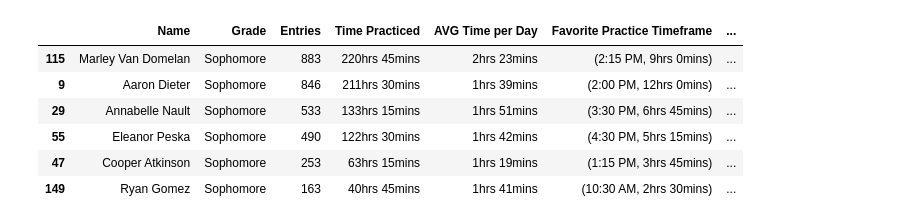
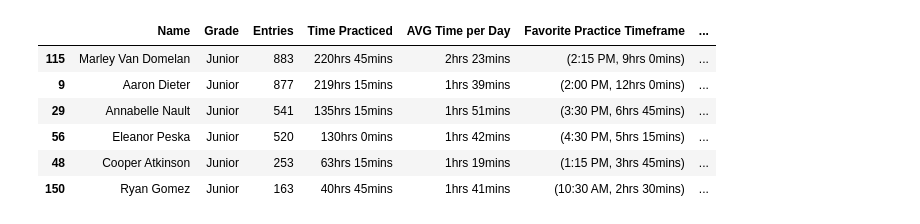
Before and after one commit to amdieter/practice-room-data, a Jupyter notebook: Practice Log.ipynb, the cells around one changed output. Cells and saved outputs as stored; diff of their text form; code cells hidden in the pictures.

```diff
--- a/Practice Log.ipynb
+++ b/Practice Log.ipynb
@@ -21,7 +21,8 @@ book = gc.open_by_key(spreadsheet_key)
 # Studio in order of grade then alphabetical by last name
 studio_names = ['Jaime Cardenas', 'Anna Desfor', 'Matt Schneider', 'Tanner Day', 'Trevor Maliborski', 'Adina Shaikh', 'Dylan Chapman', 'Joshua Dieter',
           'Van Maxwell', 'Cadie Strahota', 'Nate Dreyfus', 'Ravlin Frantz', 'Ellis Goeden', 'Kendal Schreiber', 'Alex Seitler',
-          'Cooper Atkinson', 'Aaron Dieter', 'Ryan Gomez', 'Annabelle Nault', 'Marley Van Domelan','Eleanor Peska', 'Aidan Lishner', 'Pete Navratil', 'Nick Ruplinger']
+          'Cooper Atkinson', 'Aaron Dieter', 'Ryan Gomez', 'Annabelle Nault', 'Marley Van Domelan','Eleanor Peska', 'Aidan Lishner', 'Pete Navratil', 'Nick Ruplinger',
+          'Adam Hein', 'Colin Mortimore', 'Dante Baker', 'Jack Johnson', 'John Griffin']
 # %%
 # database of names and nicknames
 names = {}
@@ -280,33 +284,0 @@ perc_stats
-# %%
-# Using normalized entries to create summarized stats
-
-name_entries_df = entries.groupby(["person"]).size().reset_index()
-name_entries_df.columns = ['Name','Entries']
-
-# add grade level
-name_grade_df = pd.DataFrame.from_dict(name_grade, orient='index').reset_index()
-name_grade_df.columns = ['Name','Grade']
-
-# merge entries and grade level
-perc_stats = pd.merge(name_grade_df, name_entries_df, on='Name',how='outer')
-
-# fill NaN
-perc_stats.fillna({'Grade': 'Unknown',
-                   'Entries': 0}, inplace=True)
-
-# Time Practiced
-perc_stats['Time Practiced'] = perc_stats.apply(entries_to_time, axis=1)
-
-# Time/Day
-perc_stats['AVG Time per Day'] = perc_stats.apply(entries_to_time_p_day, axis=1)
-
-# Favorite Practice Timeframe
-perc_stats['Favorite Practice Timeframe'] = perc_stats.apply(fav, args = (entries.groupby(["person",'time']).size(),), axis=1)
-
-# Favorite Practice Room
-perc_stats['Favorite Practice Room'] = perc_stats.apply(fav, args = (entries.groupby(['person','room']).size(),), axis=1)
-
-perc_stats['Most Practicing in a Day'] = perc_stats.apply(fav, args = (entries.groupby(['person',"day"]).size(),), axis=1)
-perc_stats['Most Practicing in a Day'] = perc_stats.apply(convert_datetime, axis=1)
-
-perc_stats
@@ -358,13 +335,13 @@ entries_by_grade = entries_by_grade.sort_index()
 # %%
-sorted_perc_stats[sorted_perc_stats["Grade"] == "Sophomore"]
+sorted_perc_stats[sorted_perc_stats["Grade"] == "Junior"]
 # %% [output]
 |  | Name | Grade | Entries | Time Practiced | AVG Time per Day | Favorite Practice Timeframe | ... |
-| 115 | Marley Van Domelan | Sophomore | 883 | 220hrs 45mins | 2hrs 23mins | (2:15 PM, 9hrs 0mins) | ... |
-| 9 | Aaron Dieter | Sophomore | 846 | 211hrs 30mins | 1hrs 39mins | (2:00 PM, 12hrs 0mins) | ... |
-| 29 | Annabelle Nault | Sophomore | 533 | 133hrs 15mins | 1hrs 51mins | (3:30 PM, 6hrs 45mins) | ... |
-| 55 | Eleanor Peska | Sophomore | 490 | 122hrs 30mins | 1hrs 42mins | (4:30 PM, 5hrs 15mins) | ... |
-| 47 | Cooper Atkinson | Sophomore | 253 | 63hrs 15mins | 1hrs 19mins | (1:15 PM, 3hrs 45mins) | ... |
-| 149 | Ryan Gomez | Sophomore | 163 | 40hrs 45mins | 1hrs 41mins | (10:30 AM, 2hrs 30mins) | ... |
+| 115 | Marley Van Domelan | Junior | 883 | 220hrs 45mins | 2hrs 23mins | (2:15 PM, 9hrs 0mins) | ... |
+| 9 | Aaron Dieter | Junior | 877 | 219hrs 15mins | 1hrs 39mins | (2:00 PM, 12hrs 0mins) | ... |
+| 29 | Annabelle Nault | Junior | 541 | 135hrs 15mins | 1hrs 51mins | (3:30 PM, 6hrs 45mins) | ... |
+| 56 | Eleanor Peska | Junior | 520 | 130hrs 0mins | 1hrs 42mins | (4:30 PM, 5hrs 15mins) | ... |
+| 48 | Cooper Atkinson | Junior | 253 | 63hrs 15mins | 1hrs 19mins | (1:15 PM, 3hrs 45mins) | ... |
+| 150 | Ryan Gomez | Junior | 163 | 40hrs 45mins | 1hrs 41mins | (10:30 AM, 2hrs 30mins) | ... |
 # %%
 # filter by studio members and reset the index
 studio_stats = sorted_perc_stats[sorted_perc_stats["Grade"] != "Unknown"].reset_index(drop=True)
```
Also changed, not shown: parts of 26 cells of this notebook, 2 other files.
